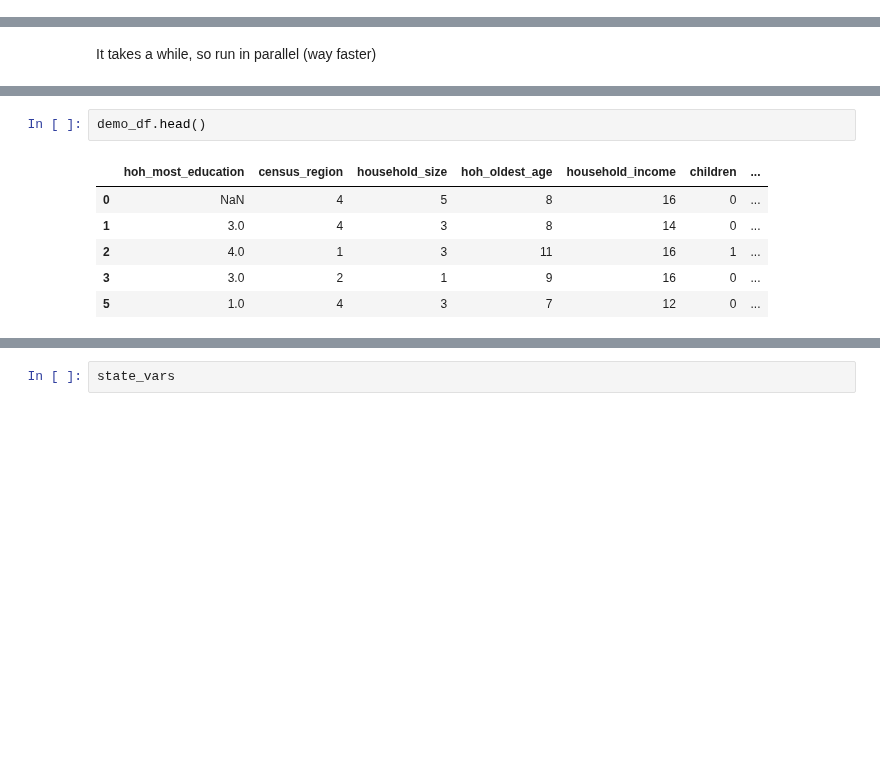
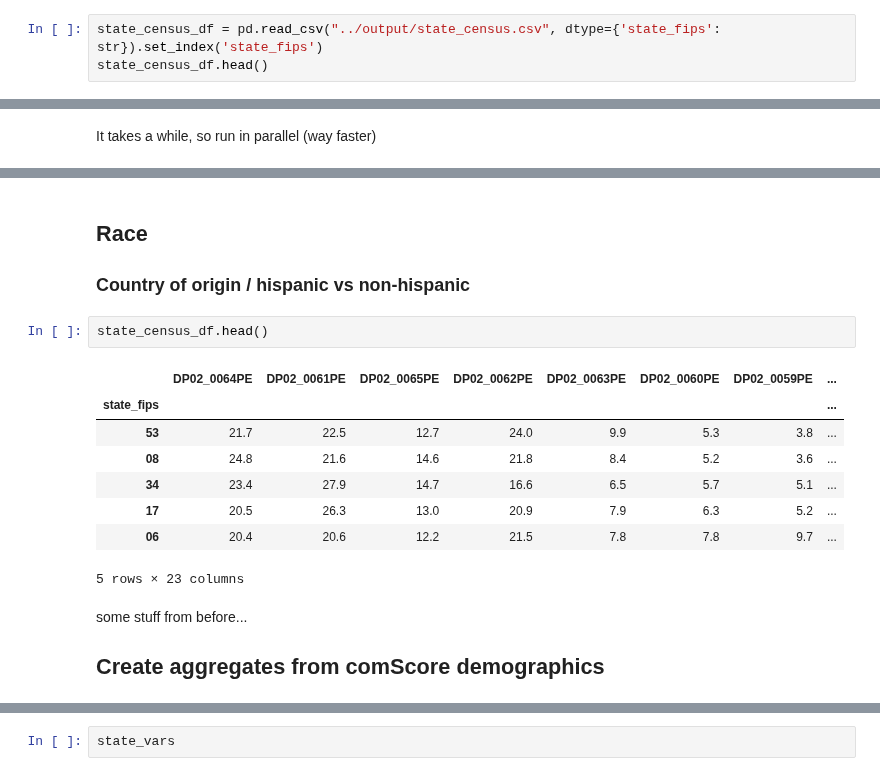
Before and after one commit to aberke/floc-analysis, a Jupyter notebook: notebooks/demographics_explore.ipynb, the cells around one changed output, grey strips where cells are left out. Saved outputs shown, nothing was run; the diff lists cells and outputs as text; blank space fills up the shorter version.

Commit message:
replaced previous demographics explore notebook post hacking session
- using total estimates rather than percent estimates
- income analysis by us and state level

```diff
--- a/notebooks/demographics_explore.ipynb
+++ b/notebooks/demographics_explore.ipynb
@@ -132,0 +321,3 @@ census_vars = list(census_mapping.census_code.values)
+# %%
+state_census_df = pd.read_csv("../output/state_census.csv", dtype={'state_fips': str}).set_index('state_fips')
+state_census_df.head()
@@ -160,12 +556,22 @@ census_df.head(2)
+# %% [markdown]
+## Race
+
+### Country of origin / hispanic vs non-hispanic
 # %%
-demo_df.head()
+state_census_df.head()
 # %% [output]
-|  | hoh_most_education | census_region | household_size | hoh_oldest_age | household_income | children | ... |
-| 0 | NaN | 4 | 5 | 8 | 16 | 0 | ... |
-| 1 | 3.0 | 4 | 3 | 8 | 14 | 0 | ... |
-| 2 | 4.0 | 1 | 3 | 11 | 16 | 1 | ... |
-| 3 | 3.0 | 2 | 1 | 9 | 16 | 0 | ... |
-| 5 | 1.0 | 4 | 3 | 7 | 12 | 0 | ... |
+|  | DP02_0064PE | DP02_0061PE | DP02_0065PE | DP02_0062PE | DP02_0063PE | DP02_0060PE | DP02_0059PE | ... |
+| state_fips |  |  |  |  |  |  |  | ... |
+| 53 | 21.7 | 22.5 | 12.7 | 24.0 | 9.9 | 5.3 | 3.8 | ... |
+| 08 | 24.8 | 21.6 | 14.6 | 21.8 | 8.4 | 5.2 | 3.6 | ... |
+| 34 | 23.4 | 27.9 | 14.7 | 16.6 | 6.5 | 5.7 | 5.1 | ... |
+| 17 | 20.5 | 26.3 | 13.0 | 20.9 | 7.9 | 6.3 | 5.2 | ... |
+| 06 | 20.4 | 20.6 | 12.2 | 21.5 | 7.8 | 7.8 | 9.7 | ... |
+5 rows × 23 columns
+# %% [markdown]
+some stuff from before...
+
+## Create aggregates from comScore demographics
 # %%
 state_df = (pd.melt(demo_df,
        id_vars=['state_fips'],
```
Also changed, not shown: parts of 69 cells of this notebook, 2 other files.
